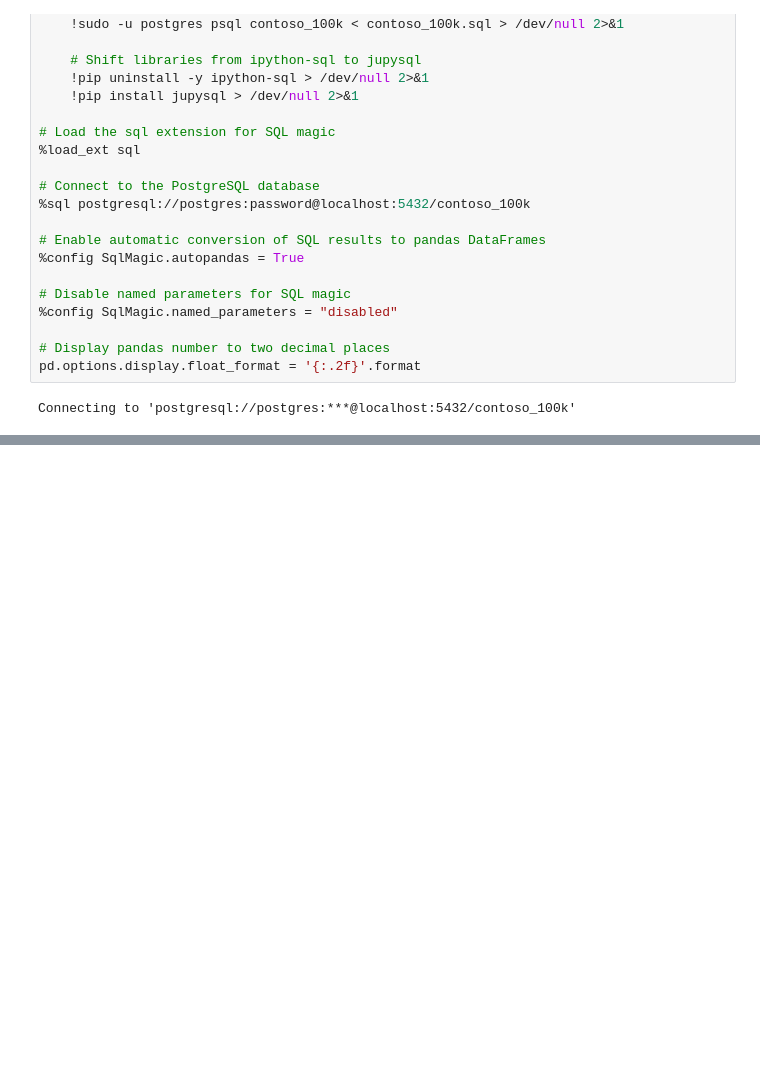
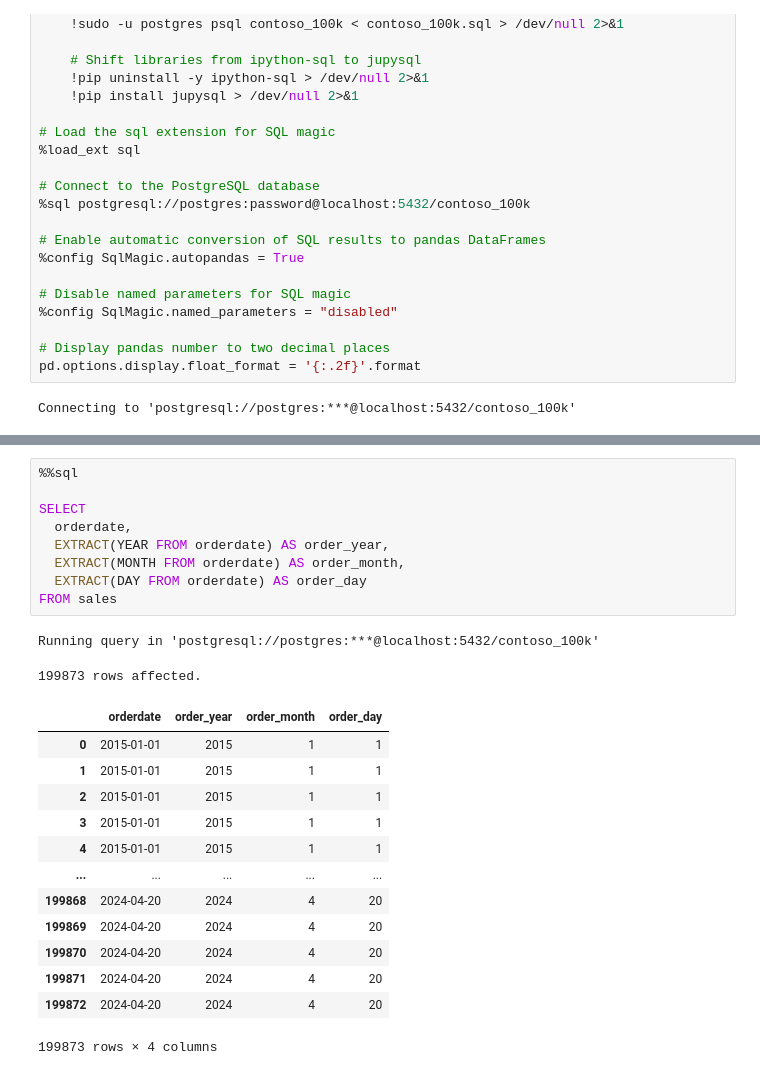
Before and after one commit to maddy22001/.vscode, a Jupyter notebook: Resources/Blank_SQL_Notebook.ipynb, the cells around one changed output, grey strips where cells are left out. Drawn from its saved outputs; the diff is of its cells as text; blank space fills up the shorter version.

```diff
--- a/Resources/Blank_SQL_Notebook.ipynb
+++ b/Resources/Blank_SQL_Notebook.ipynb
@@ -57,0 +159,25 @@ Connecting to 'postgresql://postgres:***@localhost:5432/contoso_100k'
+# %%
+%%sql
+
+SELECT
+  orderdate,
+  EXTRACT(YEAR FROM orderdate) AS order_year,
+  EXTRACT(MONTH FROM orderdate) AS order_month,
+  EXTRACT(DAY FROM orderdate) AS order_day
+FROM sales
+# %% [output]
+Running query in 'postgresql://postgres:***@localhost:5432/contoso_100k'
+199873 rows affected.
+|  | orderdate | order_year | order_month | order_day |
+| 0 | 2015-01-01 | 2015 | 1 | 1 |
+| 1 | 2015-01-01 | 2015 | 1 | 1 |
+| 2 | 2015-01-01 | 2015 | 1 | 1 |
+| 3 | 2015-01-01 | 2015 | 1 | 1 |
+| 4 | 2015-01-01 | 2015 | 1 | 1 |
+| ... | ... | ... | ... | ... |
+| 199868 | 2024-04-20 | 2024 | 4 | 20 |
+| 199869 | 2024-04-20 | 2024 | 4 | 20 |
+| 199870 | 2024-04-20 | 2024 | 4 | 20 |
+| 199871 | 2024-04-20 | 2024 | 4 | 20 |
+| 199872 | 2024-04-20 | 2024 | 4 | 20 |
+199873 rows × 4 columns
```
Also changed, not shown: parts of 12 cells of this notebook.
